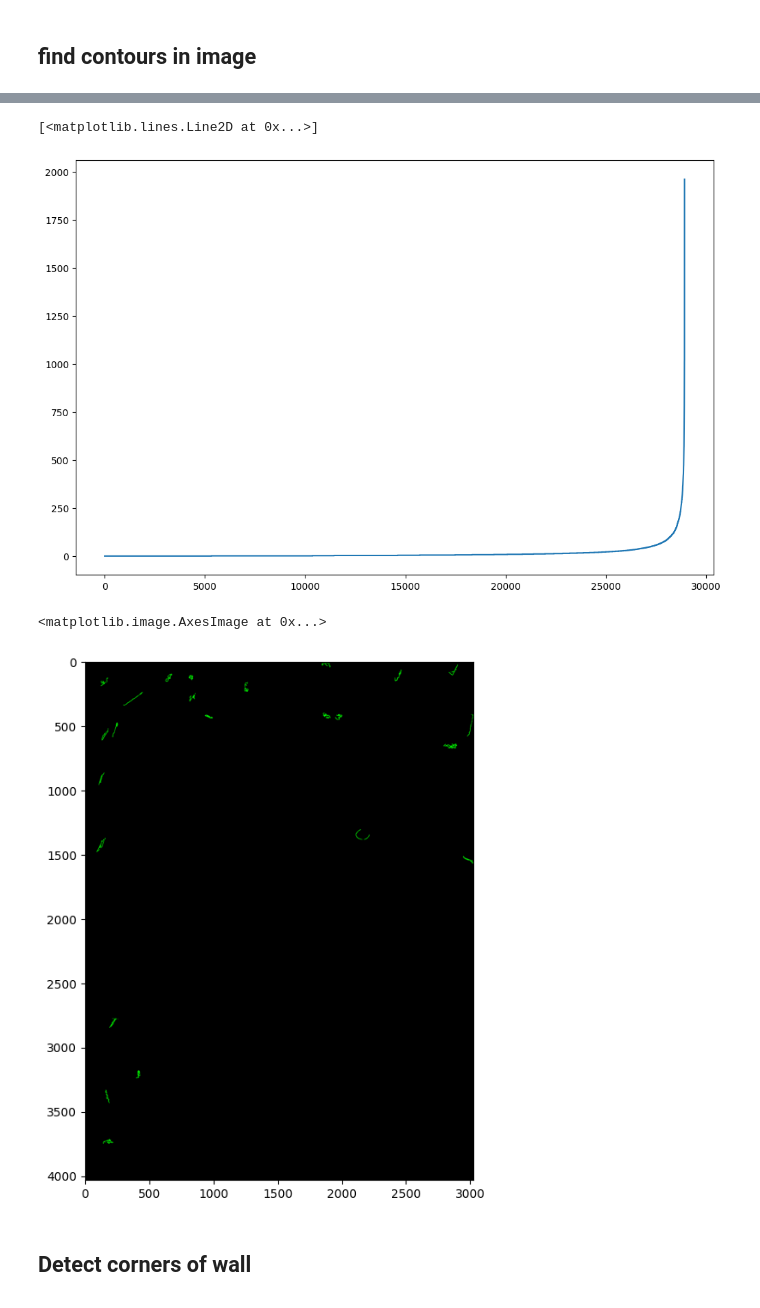
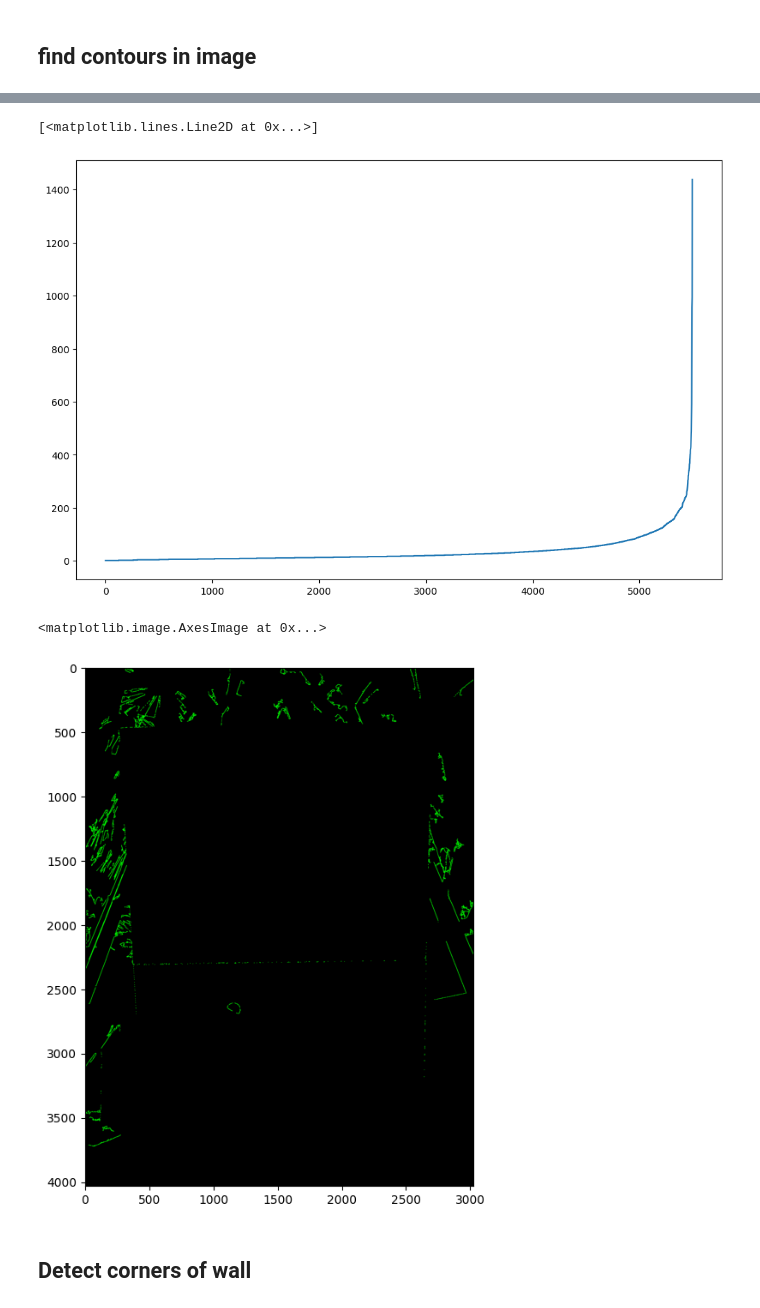
Before and after one commit to nashirj/extract-holds, a Jupyter notebook: extract_holds.ipynb, the cells around one changed output, grey strips where cells are left out. Cells and saved outputs as stored; diff of their text form; code cells hidden in the pictures.

```diff
--- a/extract_holds.ipynb
+++ b/extract_holds.ipynb
@@ -11,7 +13,12 @@ plt.rcParams['figure.dpi'] = 100 # 200 e.g. is really fine, but slower
+# %%
+path = 'wall_pics/wall.png'
+img = cv.imread(path, cv.IMREAD_UNCHANGED)
+orig = img.copy()
+# ratio = img.shape[0] / 300.0
+# img = imutils.resize(img, height=300)
 # %%
-img = cv.imread('wall.png', cv.IMREAD_UNCHANGED)
 RGB_img = cv.cvtColor(img, cv.COLOR_BGR2RGB)
-gray_img = cv.cvtColor(img, cv.COLOR_BGR2GRAY)
+gray = cv.cvtColor(img, cv.COLOR_BGR2GRAY)
 # %% [markdown]
 ## Look at original image
 # %%
@@ -30,9 +31,11 @@ img = imutils.resize(img, height=300)
 # %% [markdown]
 ## Apply bilateral filter to smooth out image
 # %%
-gray = cv.cvtColor(orig, cv.COLOR_BGR2GRAY)
-gray = cv.bilateralFilter(gray, 11, 17, 17)
-edged = cv.Canny(gray, 30, 25)
+img_blur = cv.bilateralFilter(gray, 11, 17, 17)
+low_thresh = 100
+ratio = 2
+hi_thresh = low_thresh * ratio
+edged = cv.Canny(img_blur, low_thresh, hi_thresh)
 
 plt.imshow(edged, cmap='gray')
 # %% [output]
@@ -52,11 +57,14 @@ plt.imshow(thresh_img)
 # %% [markdown]
 ## find contours in image
 # %%
+# inp = edged
+inp = thresh_img
+
 #find contours
-contours, hierarchy = cv.findContours(thresh_img, cv.RETR_TREE, cv.CHAIN_APPROX_SIMPLE)
+contours, hierarchy = cv.findContours(inp, cv.RETR_TREE, cv.CHAIN_APPROX_SIMPLE)
 
 #create an empty image for contours
-img_contours = np.zeros(orig.shape, dtype=np.uint8)
+img_contours = np.zeros(img.shape, dtype=np.uint8)
 # %%
 # draw the contours on the empty image
 cv.drawContours(img_contours, contours, -1, (0,255,0), 3)
@@ -71,23 +79,23 @@ num_pts_per_cnt.sort()
 plt.plot(num_pts_per_cnt)
 # %% [output]
 [<matplotlib.lines.Line2D at 0x...>]
-[figure, old version]
+[figure, new version]
 # %%
 # get strongest contours
 num = 500
 strongest_contours = sorted(contours, key=cv.contourArea, reverse=True)[:num]
 # %%
-upper = 200
-lower = 190
+upper = 1000000
+lower = 200
 img_cnts = np.zeros(orig.shape, dtype=np.uint8)
 
 for cnt in contours:
     if lower < cnt.shape[0] < upper:
         cv.drawContours(img_cnts, cnt, -1, (0,255,0), 3)
 plt.imshow(img_cnts)
 # %% [output]
 <matplotlib.image.AxesImage at 0x...>
-[figure, old version]
+[figure, new version]
 # %%
 # # for i, cnt in enumerate(strongest_contours):
 # for i, cnt in reversed(list(enumerate(strongest_contours))):
```
Also changed, not shown: parts of 16 cells of this notebook, 14 other files.
